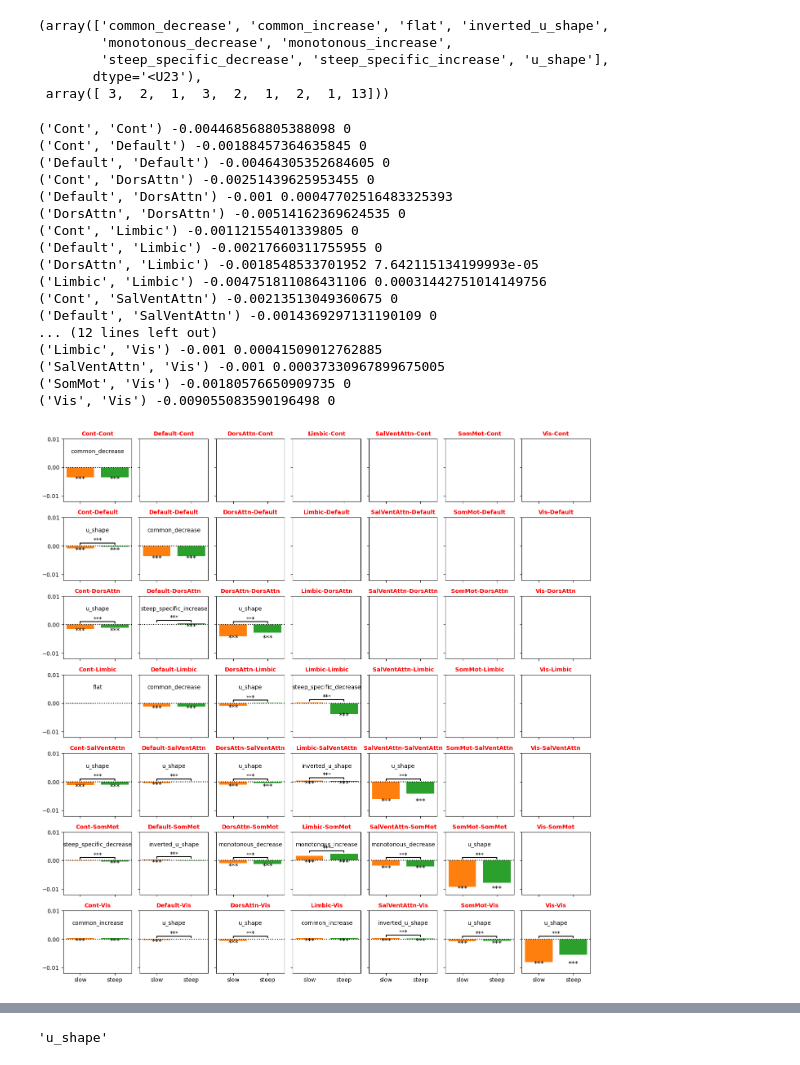
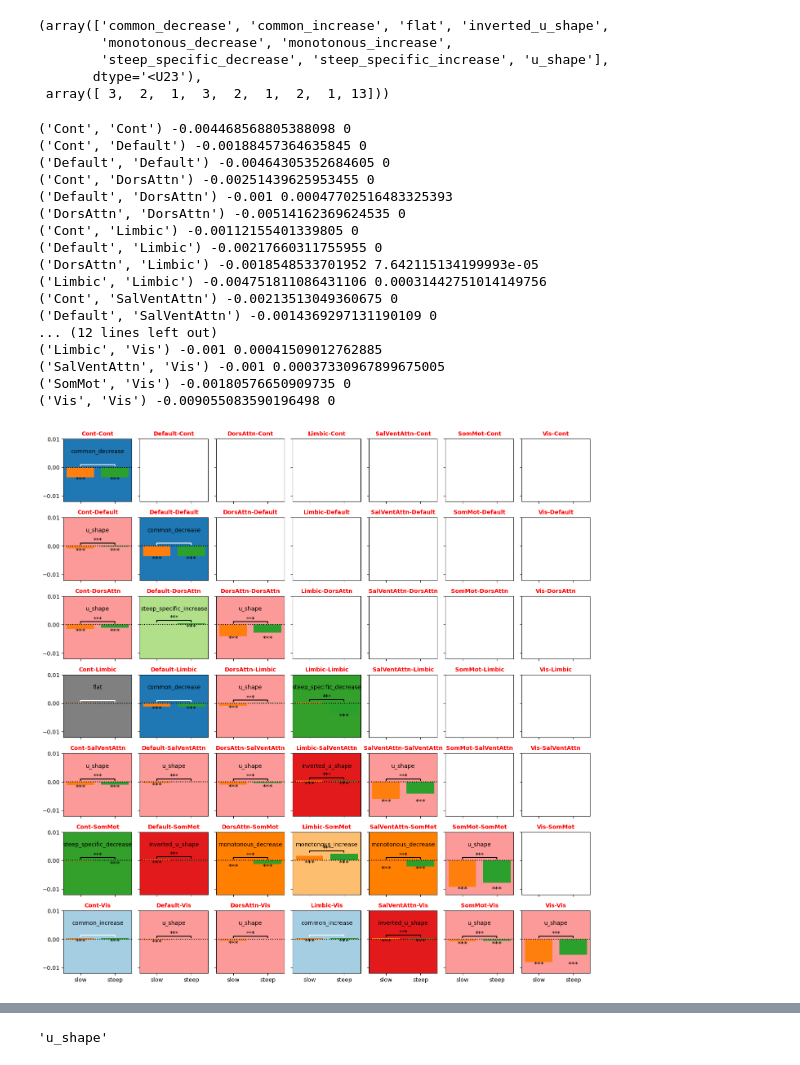
Before and after one commit to jonathan-legrand/article-figures, a Jupyter notebook: plot_connectivity_with_profiles.ipynb, the cells around one changed output, grey strips where cells are left out. Drawn from its saved outputs; the diff is of its cells as text; code cells hidden in the pictures.

Commit message:
color cell background

```diff
--- a/plot_connectivity_with_profiles.ipynb
+++ b/plot_connectivity_with_profiles.ipynb
@@ -71,6 +71,21 @@ np.unique(list(block_values.values()), return_counts=True)
         'steep_specific_decrease', 'steep_specific_increase', 'u_shape'],
        dtype='<U23'),
  array([ 3,  2,  1,  3,  2,  1,  2,  1, 13]))
+# %%
+import matplotlib as mpl
+
+colors = mpl.colormaps["Paired"].colors
+color_mapping = {
+    "common_increase": colors[0],
+    "common_decrease": colors[1],
+    "steep_specific_increase": colors[2],
+    "steep_specific_decrease": colors[3],
+    "u_shape": colors[4],
+    "inverted_u_shape": colors[5],
+    "monotonous_increase": colors[6],
+    "monotonous_decrease": colors[7],
+    "flat": "gray",
+}
 # %%
 from itertools import product
 from math import ceil
@@ -118,7 +133,9 @@ for ax in grid.axes[tril_idx]:
     print(networks, y, y_bar)
     ax.axhline(y=0, linestyle="dotted", color="black")
 
-    ax.text(1.5, 0.005, block_values[networks], ha="center")
+    case = block_values[networks]
+    ax.text(1.5, 0.005, case, ha="center")
+    ax.set_facecolor(color_mapping[case])
 
     for x, (a, b) in comp_pairs:
         col_msk = (test_outcome.clusterlabel_a == a) & (test_outcome.clusterlabel_b == b)
@@ -133,34 +150,34 @@ for ax in grid.axes[tril_idx]:
         elif pval <= 0.001:
             annotation = "***"
             col = "black"
         else:
             annotation = ""
             col = "white"
 
         if x == 3:
             ax.plot([1, 1, 2, 2], [y_bar + h/2, y_bar + h, y_bar + h, y_bar + h/2], c=col)
             ax.text(1.5, y_bar + h, annotation, ha='center', va='bottom')
         else:
             ax.text(x, y - h, annotation, ha="center", va="bottom", fontsize=12, color="black")
 # %% [output]
 ('Cont', 'Cont') -0.004468568805388098 0
 ('Cont', 'Default') -0.00188457364635845 0
 ('Default', 'Default') -0.00464305352684605 0
 ('Cont', 'DorsAttn') -0.00251439625953455 0
 ('Default', 'DorsAttn') -0.001 0.00047702516483325393
 ('DorsAttn', 'DorsAttn') -0.00514162369624535 0
 ('Cont', 'Limbic') -0.00112155401339805 0
 ('Default', 'Limbic') -0.00217660311755955 0
 ('DorsAttn', 'Limbic') -0.0018548533701952 7.642115134199993e-05
 ('Limbic', 'Limbic') -0.004751811086431106 0.00031442751014149756
 ('Cont', 'SalVentAttn') -0.00213513049360675 0
 ('Default', 'SalVentAttn') -0.0014369297131190109 0
 ... (12 lines left out)
 ('Limbic', 'Vis') -0.001 0.00041509012762885
 ('SalVentAttn', 'Vis') -0.001 0.00037330967899675005
 ('SomMot', 'Vis') -0.00180576650909735 0
 ('Vis', 'Vis') -0.009055083590196498 0
-[figure, old version]
+[figure, new version]
 # %%
 networks = df.node_a.unique()
 patterns_matrix = np.zeros((len(networks), len(networks)), dtype=object)
```
Also changed, not shown: parts of 1 cell of this notebook.
